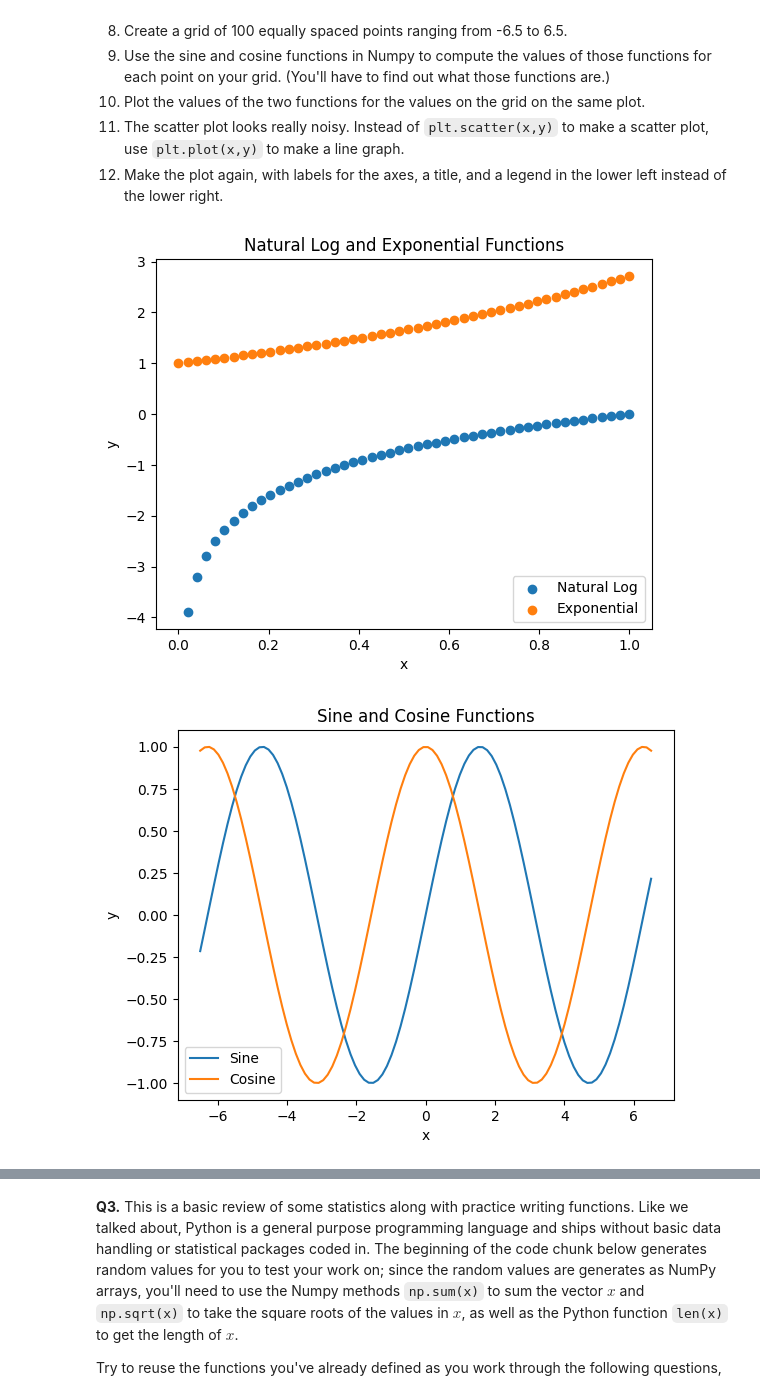
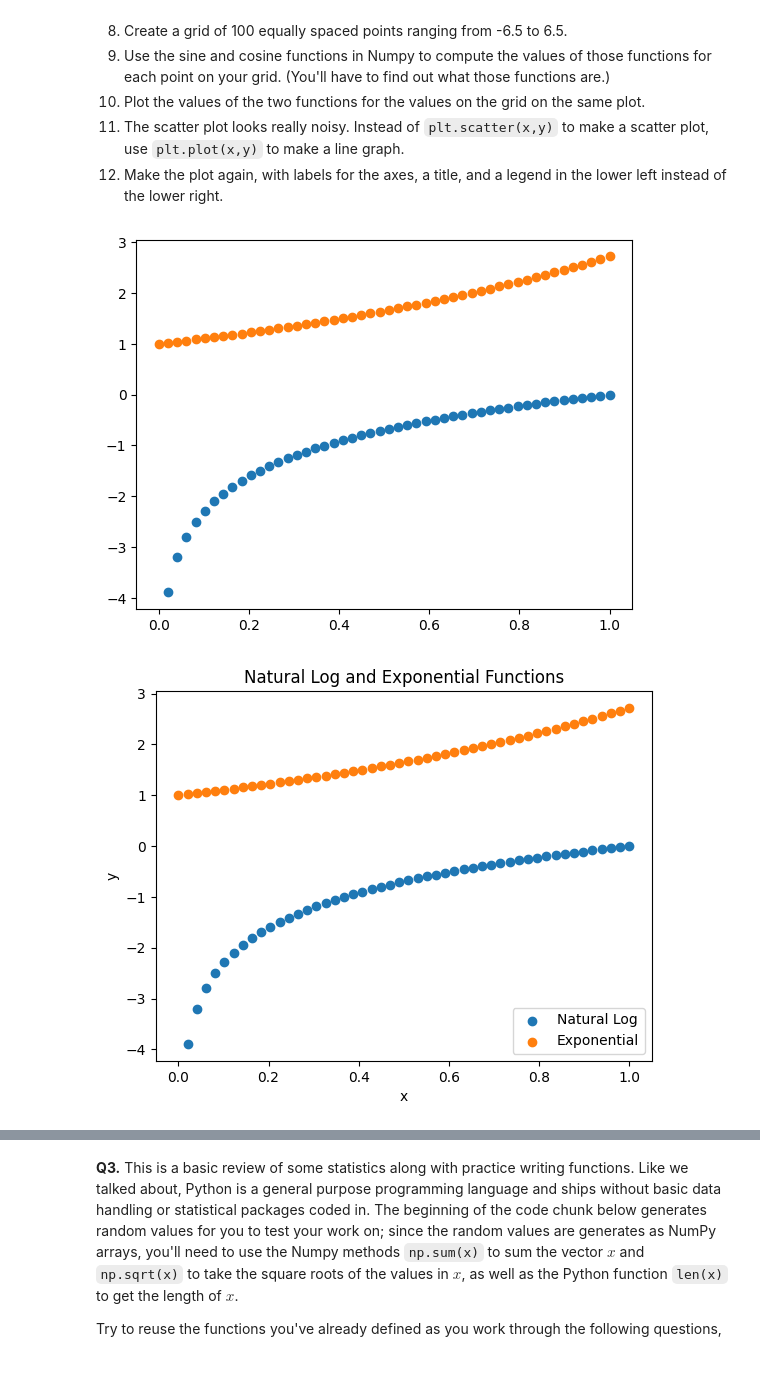
Before and after one commit to Cykim0320/programming, a Jupyter notebook: assignment/assignment_programming.ipynb, the cells around one changed output, grey strips where cells are left out. Saved outputs shown, nothing was run; the diff lists cells and outputs as text; code cells hidden in the pictures; blank space fills up the shorter version.

```diff
--- a/assignment/assignment_programming.ipynb
+++ b/assignment/assignment_programming.ipynb
@@ -66,32 +66,56 @@ Now do it again, with slightly less direction:
 # %%
 import numpy as np
 import matplotlib.pyplot as plt
 
-# Part 1: Log & Exp
+# Parts 1–5: Initial scatter plot (with issues)
+x = np.linspace(0, 1, 50)
+y = np.log(x)
+z = np.exp(x)
+
+plt.scatter(x, y)
+plt.scatter(x, z)
+plt.show()
+
+# Parts 6–7: Improved scatter plot with labels and legend
 x = np.linspace(0, 1, 50)
 y = np.log(x)
 z = np.exp(x)
 
 plt.scatter(x, y, label='Natural Log')
 plt.scatter(x, z, label='Exponential')
 plt.xlabel('x')
 plt.ylabel('y')
 plt.title('Natural Log and Exponential Functions')
 plt.legend(loc='lower right')
 plt.show()
+# Parts 8–10: Sine/Cosine scatter (looks noisy)
+x = np.linspace(-6.5, 6.5, 100)
+y = np.sin(x)
+z = np.cos(x)
 
-# Part 2: Sin & Cos
+plt.scatter(x, y)
+plt.scatter(x, z)
+plt.show()
+# Part 11: Line plot (no labels yet)
 x = np.linspace(-6.5, 6.5, 100)
-sin_y = np.sin(x)
-cos_y = np.cos(x)
+y = np.sin(x)
+z = np.cos(x)
 
-plt.plot(x, sin_y, label='Sine')
-plt.plot(x, cos_y, label='Cosine')
+plt.plot(x, y, label='Sine')
+plt.plot(x, z, label='Cosine')
+plt.show()
+# Part 12: Final line plot with labels/title/legend
+x = np.linspace(-6.5, 6.5, 100)
+y = np.sin(x)
+z = np.cos(x)
+
+plt.plot(x, y, label='Sine')
+plt.plot(x, z, label='Cosine')
 plt.xlabel('x')
 plt.ylabel('y')
 plt.title('Sine and Cosine Functions')
 plt.legend(loc='lower left')
 plt.show()
 # %% [output]
-[figure, old version]
+[figure, new version]
-[figure, old version]
+[figure, new version]
```
Also changed, not shown: parts of 1 cell of this notebook.
